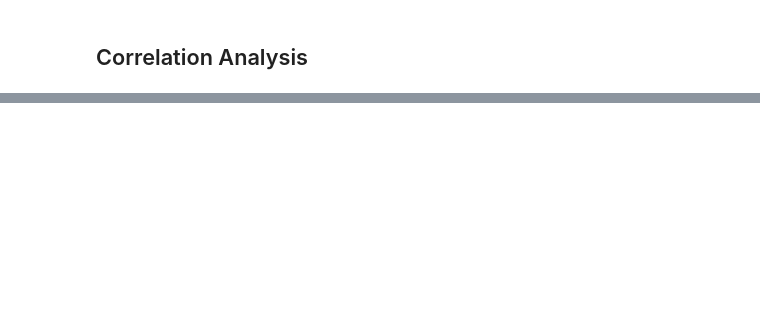
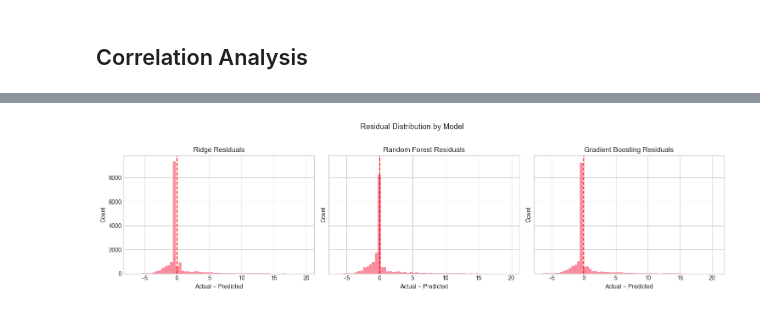
Before and after one commit to sarjit304/fpl-points-predictor, a Jupyter notebook: notebooks/evaluation.ipynb, the cells around one changed output, grey strips where cells are left out. Drawn from its saved outputs; the diff is of its cells as text; code cells hidden in the pictures; blank space fills up the shorter version.

```diff
--- a/notebooks/evaluation.ipynb
+++ b/notebooks/evaluation.ipynb
@@ -474,0 +190,14 @@ Key Achievements:
+# %%
+import joblib
+
+# Compute residuals for each model
+pred_df = predictions_df.copy()
+pred_df['residual_ridge'] = pred_df['total_points'] - pred_df['pred_ridge']
+pred_df['residual_rf']    = pred_df['total_points'] - pred_df['pred_rf']
+pred_df['residual_gb']    = pred_df['total_points'] - pred_df['pred_gb']
+pred_df['abs_error_ridge'] = pred_df['residual_ridge'].abs()
+pred_df['abs_error_rf']    = pred_df['residual_rf'].abs()
+pred_df['abs_error_gb']    = pred_df['residual_gb'].abs()
+
+print(f"Predictions: {len(pred_df)} rows")
+print(pred_df[['total_points','pred_ridge','pred_rf','pred_gb']].describe().round(2))
@@ -474,0 +215,16 @@ Key Achievements:
+# %%
+## Error distribution by model
+fig, axes = plt.subplots(1, 3, figsize=(15, 4), sharey=True)
+for ax, col, label in zip(axes,
+                           ['residual_ridge', 'residual_rf', 'residual_gb'],
+                           ['Ridge', 'Random Forest', 'Gradient Boosting']):
+    ax.hist(pred_df[col], bins=60, edgecolor='none', alpha=0.8)
+    ax.axvline(0, color='red', linewidth=1.5, linestyle='--')
+    ax.set_title(f'{label} Residuals')
+    ax.set_xlabel('Actual − Predicted')
+    ax.set_ylabel('Count')
+plt.suptitle('Residual Distribution by Model', fontsize=13, y=1.02)
+plt.tight_layout()
+plt.show()
+# %% [output]
+[figure, added]
```
Also changed, not shown: parts of 32 cells of this notebook, 2 other files.
